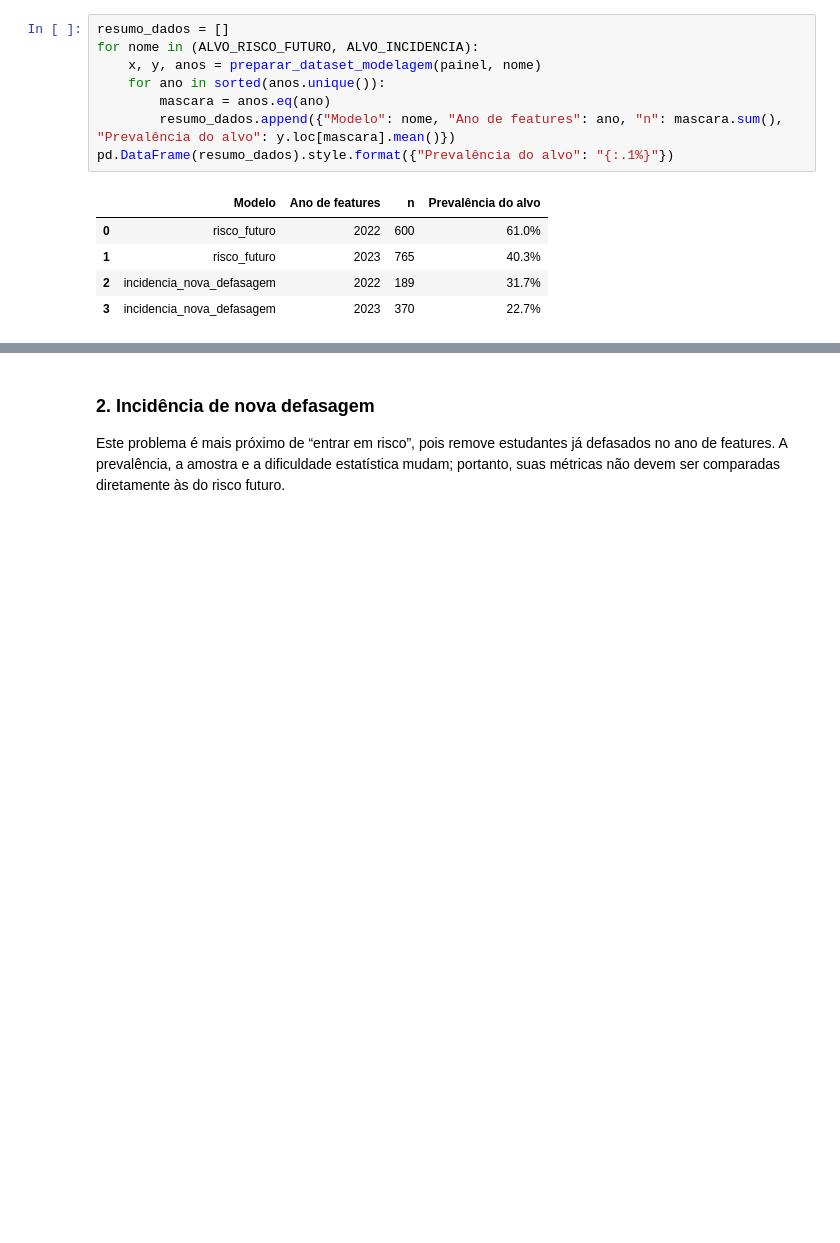
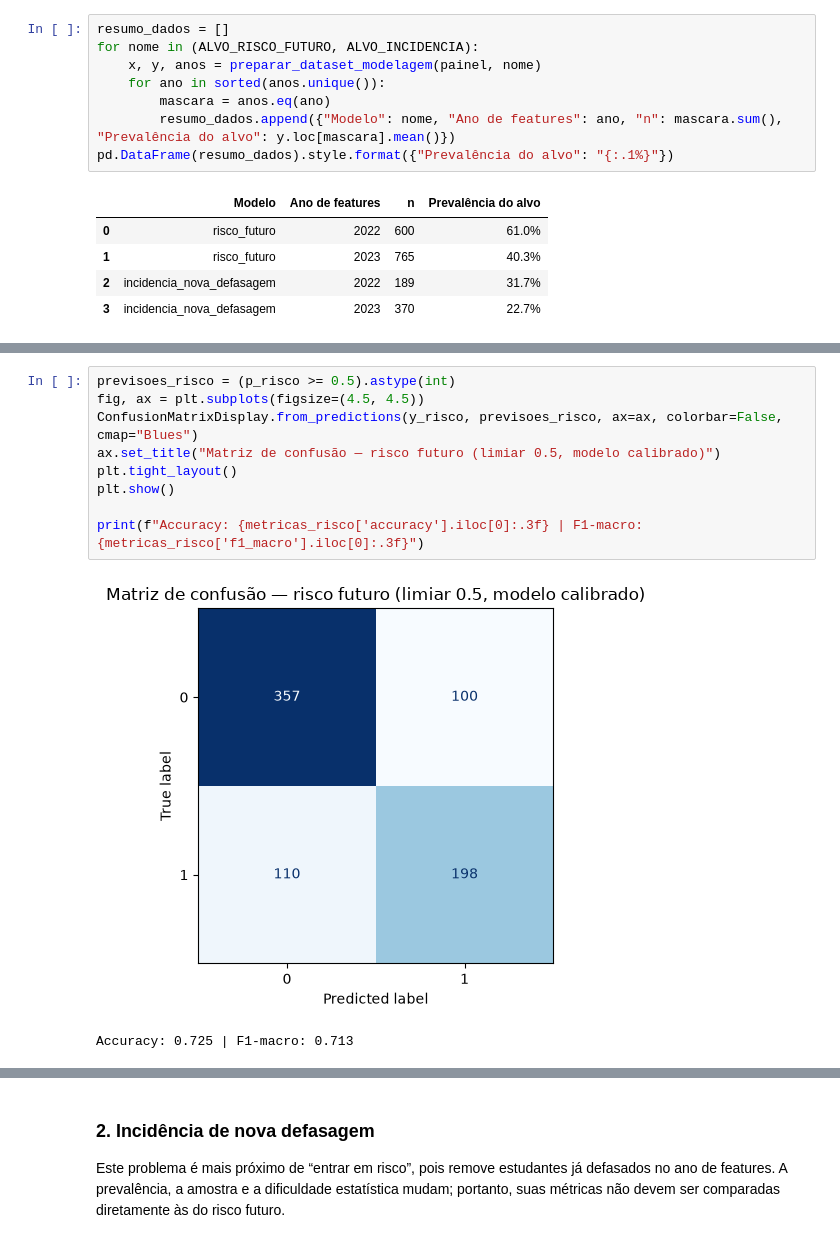
Before and after one commit to maclabr/tech-challenge-passos-magicos, a Jupyter notebook: notebooks/03_modelagem_risco_temporal.ipynb, the cells around one changed output, grey strips where cells are left out. Saved outputs shown, nothing was run; the diff lists cells and outputs as text; blank space fills up the shorter version.

```diff
--- a/notebooks/03_modelagem_risco_temporal.ipynb
+++ b/notebooks/03_modelagem_risco_temporal.ipynb
@@ -114,4 +214,16 @@ print("Resposta operacional: os valores acima descrevem a generalização de 202
 Resposta operacional: os valores acima descrevem a generalização de 2022→2023 para 2023→2024; não representam impacto causal.
+# %%
+previsoes_risco = (p_risco >= 0.5).astype(int)
+fig, ax = plt.subplots(figsize=(4.5, 4.5))
+ConfusionMatrixDisplay.from_predictions(y_risco, previsoes_risco, ax=ax, colorbar=False, cmap="Blues")
+ax.set_title("Matriz de confusão — risco futuro (limiar 0.5, modelo calibrado)")
+plt.tight_layout()
+plt.show()
+
+print(f"Accuracy: {metricas_risco['accuracy'].iloc[0]:.3f} | F1-macro: {metricas_risco['f1_macro'].iloc[0]:.3f}")
+# %% [output]
+[figure, added]
+Accuracy: 0.725 | F1-macro: 0.713
 # %%
 limiares_risco[["limiar", "taxa_alerta", "precision", "recall", "f1", "falsos_negativos", "falsos_positivos"]].round(3)
 # %% [output]
```
Also changed, not shown: parts of 26 cells of this notebook, 4 other files.
